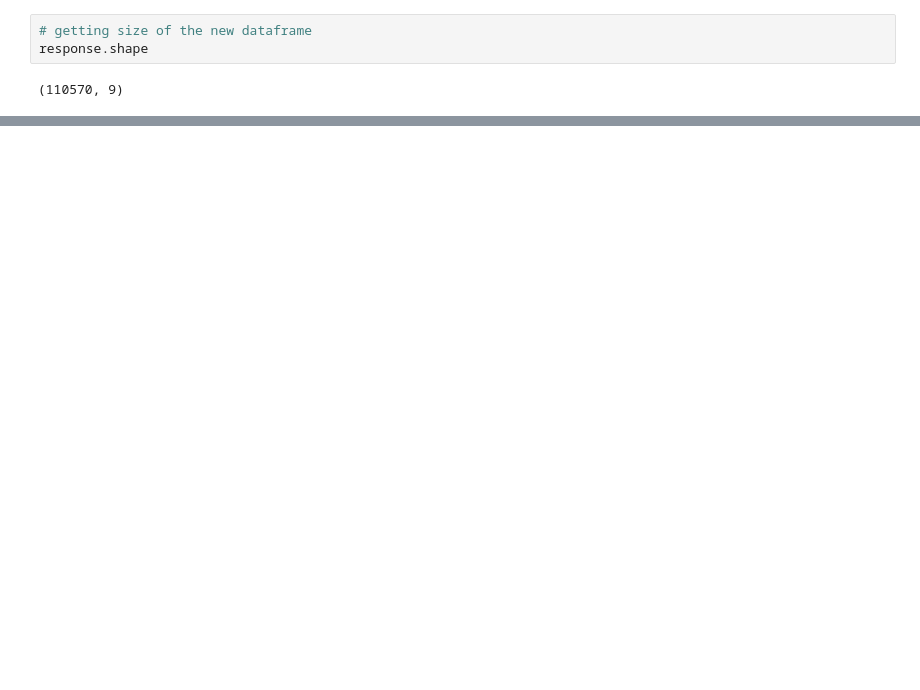
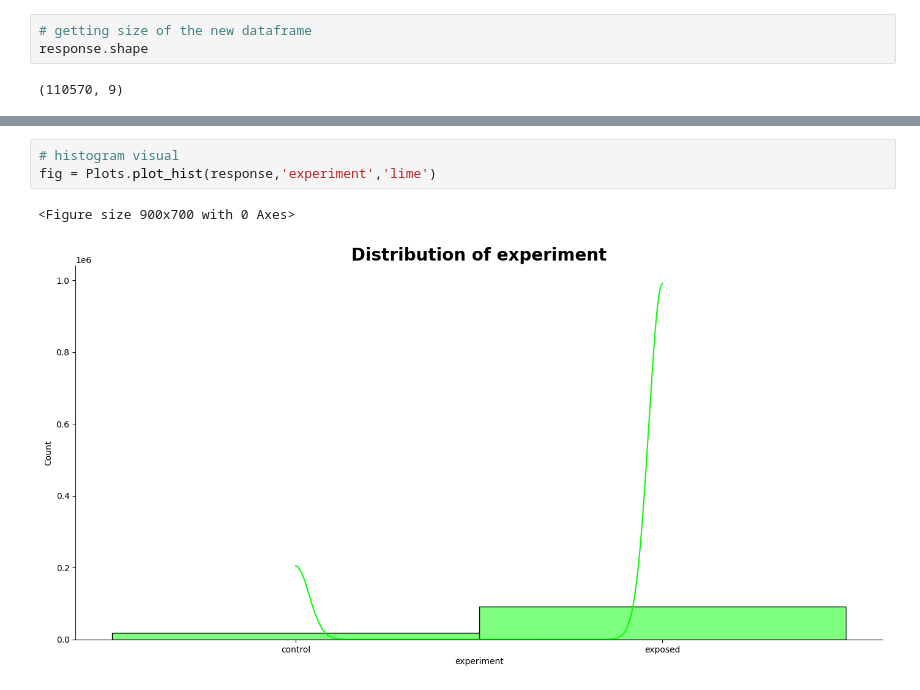
Before and after one commit to nahomHmichael/abtest-mlops, a Jupyter notebook: notebooks/Task3_new_data_AB_test.ipynb, the cells around one changed output, grey strips where cells are left out. Saved outputs shown, nothing was run; the diff lists cells and outputs as text; blank space fills up the shorter version.

```diff
--- a/notebooks/Task3_new_data_AB_test.ipynb
+++ b/notebooks/Task3_new_data_AB_test.ipynb
@@ -172,0 +209,6 @@ control_df.head(5)
+# %%
+# histogram visual
+fig = Plots.plot_hist(response,'experiment','lime')
+# %% [output]
+<Figure size 900x700 with 0 Axes>
+[figure, added]
```
Also changed, not shown: parts of 6 cells of this notebook.
